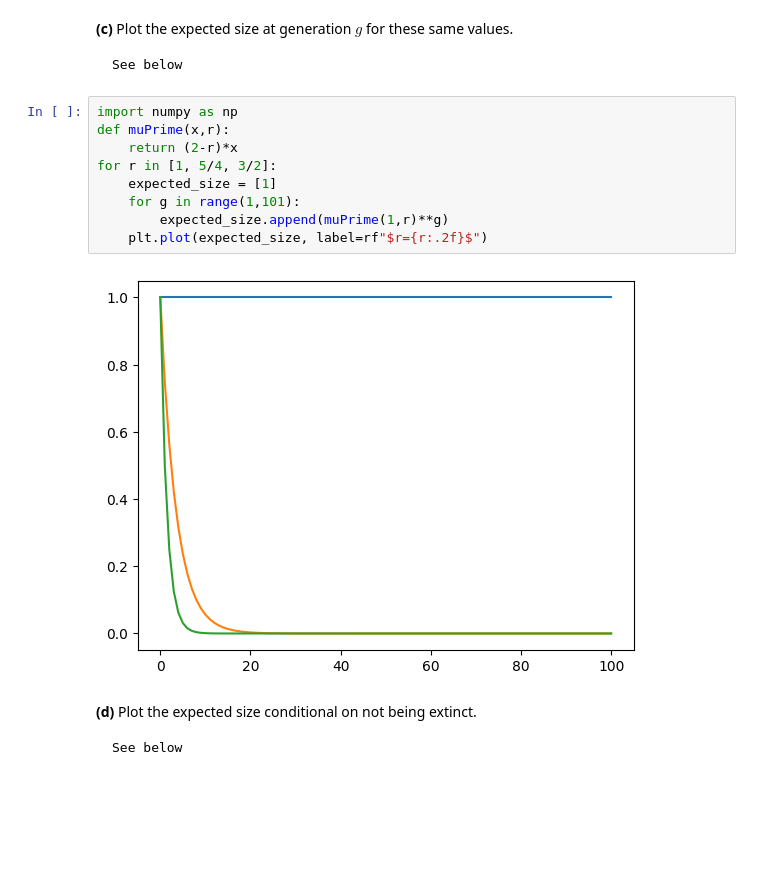
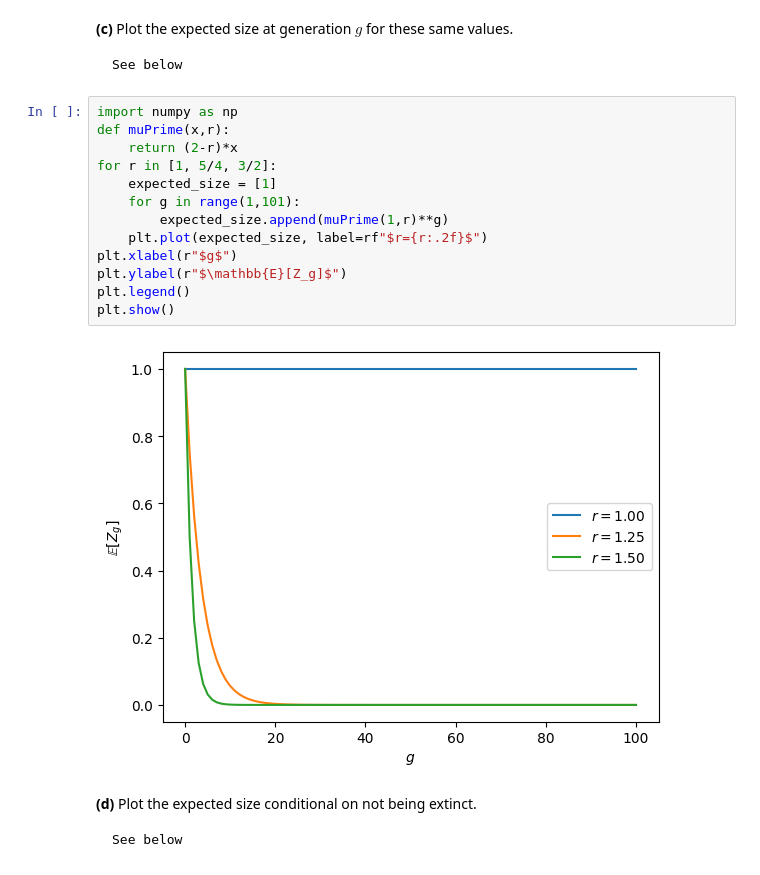
Before and after one commit to Joel-Miller-Lab/AMSI2026_PGF, a Jupyter notebook: docs/_sources/notebooks/Assignments/Asst1.ipynb, the cells around one changed output. Cells and saved outputs as stored; diff of their text form; blank space fills up the shorter version.

```diff
--- a/docs/_sources/notebooks/Assignments/Asst1.ipynb
+++ b/docs/_sources/notebooks/Assignments/Asst1.ipynb
@@ -588,14 +599,18 @@ plt.legend()
 # %%
 import numpy as np
 def muPrime(x,r):
     return (2-r)*x
 for r in [1, 5/4, 3/2]:
     expected_size = [1]
     for g in range(1,101):
         expected_size.append(muPrime(1,r)**g)
     plt.plot(expected_size, label=rf"$r={r:.2f}$")
+plt.xlabel(r"$g$")
+plt.ylabel(r"$\mathbb{E}[Z_g]$")
+plt.legend()
+plt.show()
 # %% [output]
-[figure, old version]
+[figure, new version]
 # %% [markdown]
 
    **(d)** Plot the expected size conditional on not being extinct.
```
Also changed, not shown: parts of 3 cells of this notebook, 15 other files.
